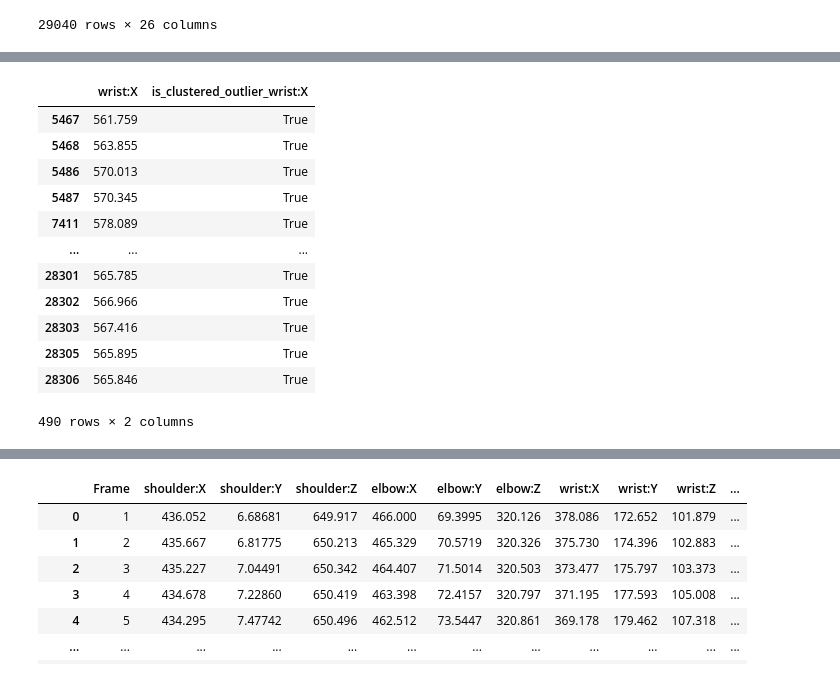
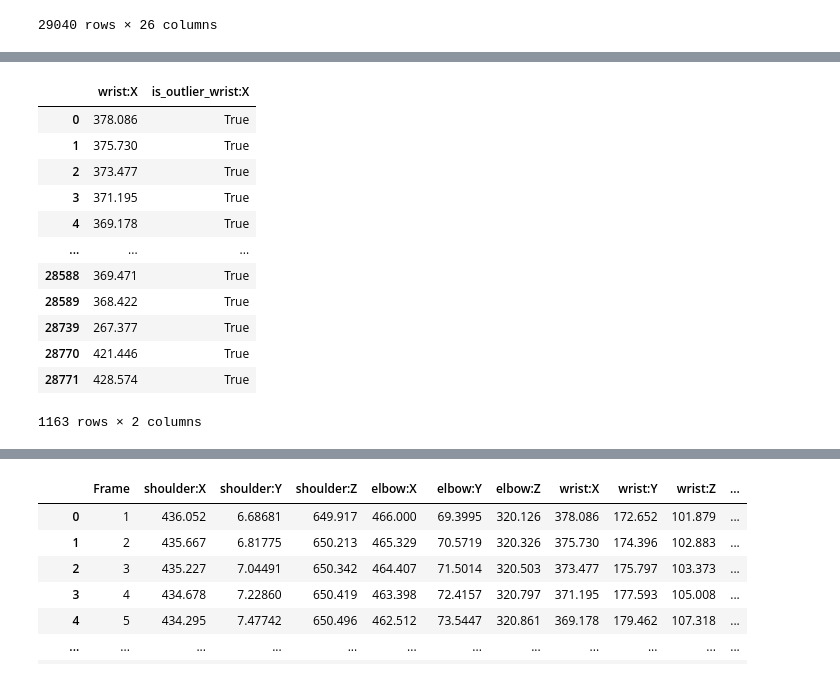
Before and after one commit to mateusz-pawelczyk/ArmTracking, a Jupyter notebook: notebooks/data_cleaning.ipynb, the cells around one changed output, grey strips where cells are left out. Saved outputs shown, nothing was run; the diff lists cells and outputs as text; code cells hidden in the pictures.

```diff
--- a/notebooks/data_cleaning.ipynb
+++ b/notebooks/data_cleaning.ipynb
@@ -277,10 +277,6 @@ def detect_clustered_outliers(df, df_outliers, window_width=5):
     for joint in joints:
         # Joint columns (X, Y, Z)
         joint_axes = [f'{joint}:X', f'{joint}:Y', f'{joint}:Z']
-
-        # Create columns for clustered outliers
-        for axis in joint_axes:
-            df_outliers[f'is_clustered_outlier_{axis}'] = False
 
         # Process each sequence separately
         for seq, group in df.groupby('Sequence'):
@@ -308,30 +304,30 @@ def detect_clustered_outliers(df, df_outliers, window_width=5):
                             pass
                         elif (X[i + 1] - X[i]) <= window_width:  # Clustered outliers (within window width)
                             # Mark all frames between X[i] and X[i+1] as clustered outliers
-                            df_outliers.loc[group.index[X[i]:X[i + 1]], f'is_clustered_outlier_{axis}'] = True
+                            df_outliers.loc[group.index[X[i]:X[i + 1]], f'is_outlier_{axis}'] = True
                         i += 2  # Move to the next pair
                     else:
                         i += 1
 
     return df_outliers
 # %%
-df_outliers_new = detect_clustered_outliers(df_interpolated, df_outliers, window_width=80)
+df_outliers_new = detect_clustered_outliers(df_interpolated, df_outliers, window_width=100)
 # %%
-df_outliers_new[["wrist:X", "is_clustered_outlier_wrist:X"]][df_outliers_new["is_clustered_outlier_wrist:X"]]
+df_outliers_new[["wrist:X", "is_outlier_wrist:X"]][df_outliers_new["is_outlier_wrist:X"]]
 # %% [output]
-|  | wrist:X | is_clustered_outlier_wrist:X |
-| 5467 | 561.759 | True |
-| 5468 | 563.855 | True |
-| 5486 | 570.013 | True |
-| 5487 | 570.345 | True |
-| 7411 | 578.089 | True |
+|  | wrist:X | is_outlier_wrist:X |
+| 0 | 378.086 | True |
+| 1 | 375.730 | True |
+| 2 | 373.477 | True |
+| 3 | 371.195 | True |
+| 4 | 369.178 | True |
 | ... | ... | ... |
-| 28301 | 565.785 | True |
-| 28302 | 566.966 | True |
-| 28303 | 567.416 | True |
-| 28305 | 565.895 | True |
-| 28306 | 565.846 | True |
+| 28588 | 369.471 | True |
+| 28589 | 368.422 | True |
+| 28739 | 267.377 | True |
+| 28770 | 421.446 | True |
+| 28771 | 428.574 | True |
-490 rows × 2 columns
+1163 rows × 2 columns
 # %%
 # Updated function to visualize outliers for X, Y, and Z coordinates and include the std range with fill_between
 def visualize_outliers_new(df, df_smoothed, df_outliers, joint, sequence, k=2, max_frames=None):
```
Also changed, not shown: parts of 7 cells of this notebook, 5 other files.
